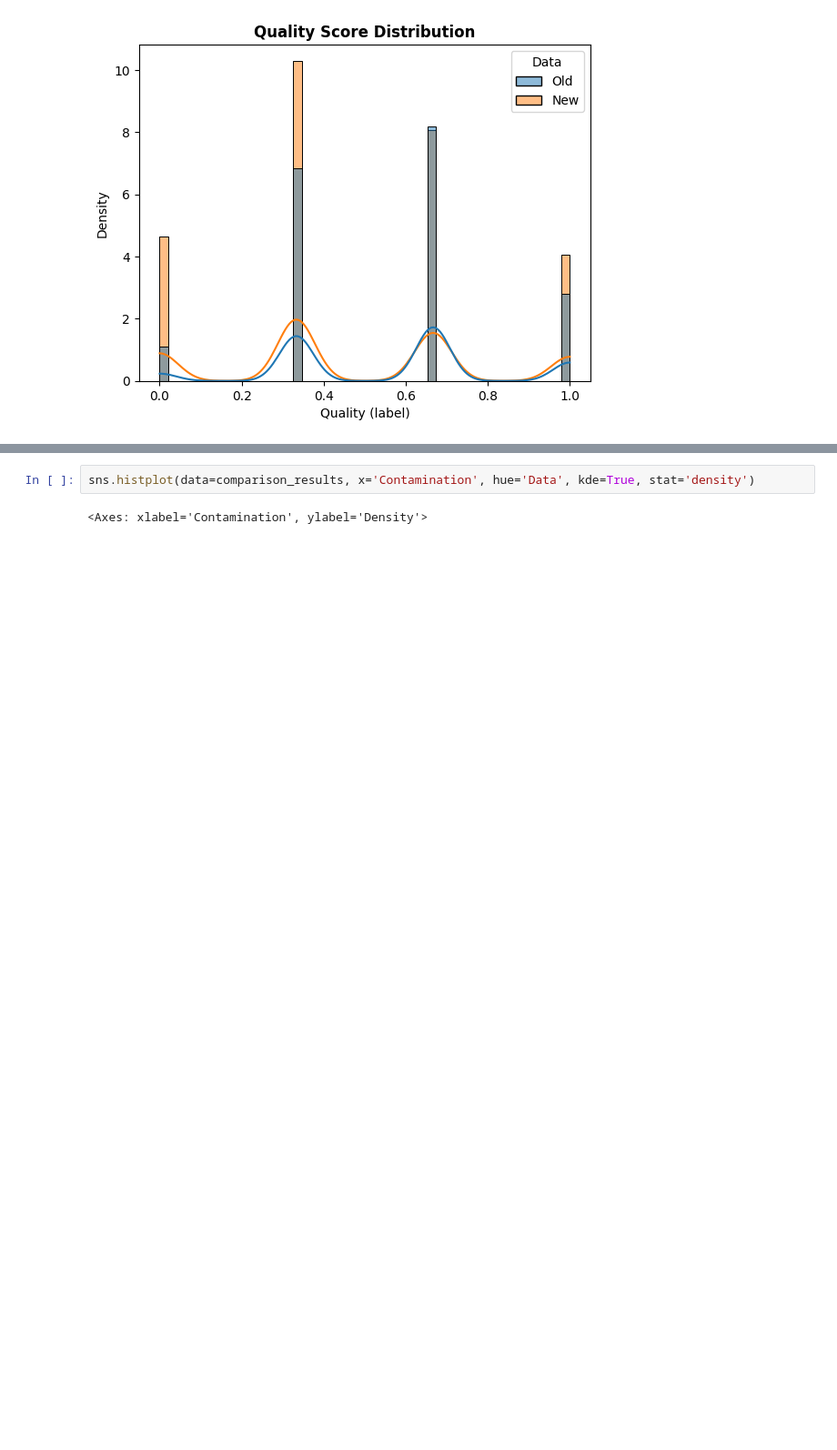
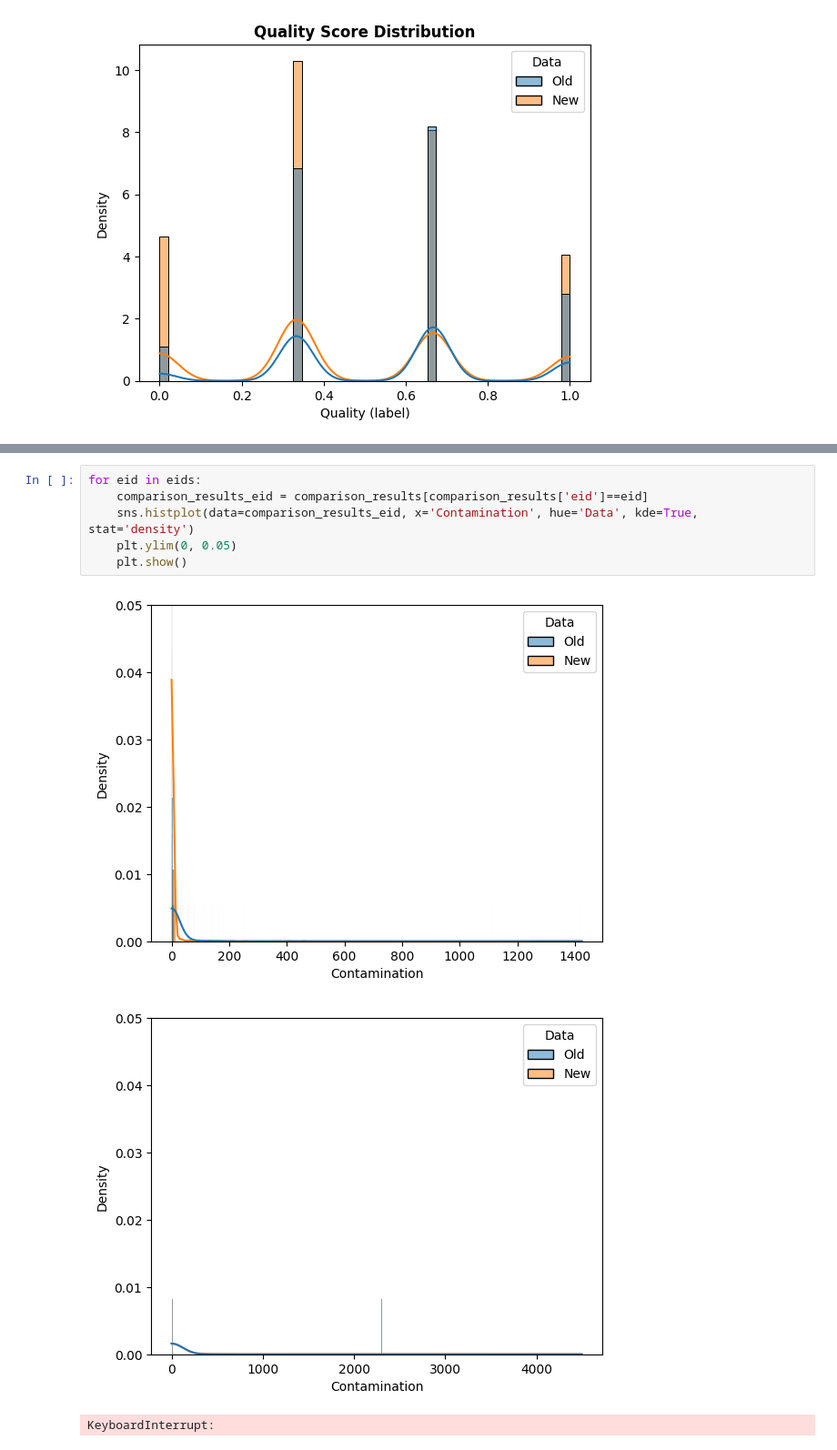
Before and after one commit to brunaafl/ShapeMetrics, a Jupyter notebook: ibl_analyses/notebooks/comparing_revisions.ipynb, the cells around one changed output, grey strips where cells are left out. Shown at 91% size. Cells and saved outputs as stored; diff of their text form; blank space fills up the shorter version.

```diff
--- a/ibl_analyses/notebooks/comparing_revisions.ipynb
+++ b/ibl_analyses/notebooks/comparing_revisions.ipynb
@@ -487,4 +525,10 @@ Text(0.5, 0, 'Quality (label)')
 # %%
-sns.histplot(data=comparison_results, x='Contamination', hue='Data', kde=True, stat='density')
+for eid in eids:
+    comparison_results_eid = comparison_results[comparison_results['eid']==eid]
+    sns.histplot(data=comparison_results_eid, x='Contamination', hue='Data', kde=True, stat='density')
+    plt.ylim(0, 0.05)
+    plt.show()
 # %% [output]
+[figure, added]
+[figure, added]
-<Axes: xlabel='Contamination', ylabel='Density'>
+KeyboardInterrupt:
```
Also changed, not shown: parts of 5 cells of this notebook, 2 other files.
